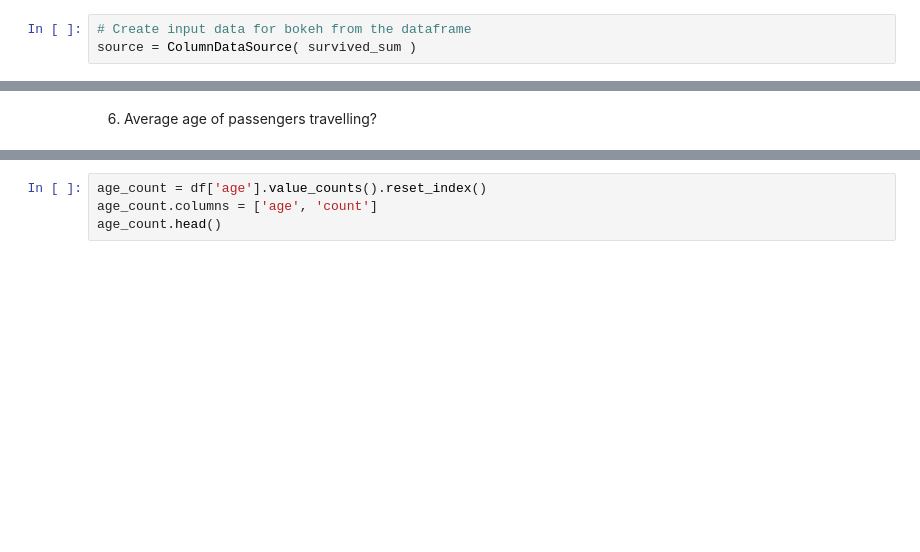
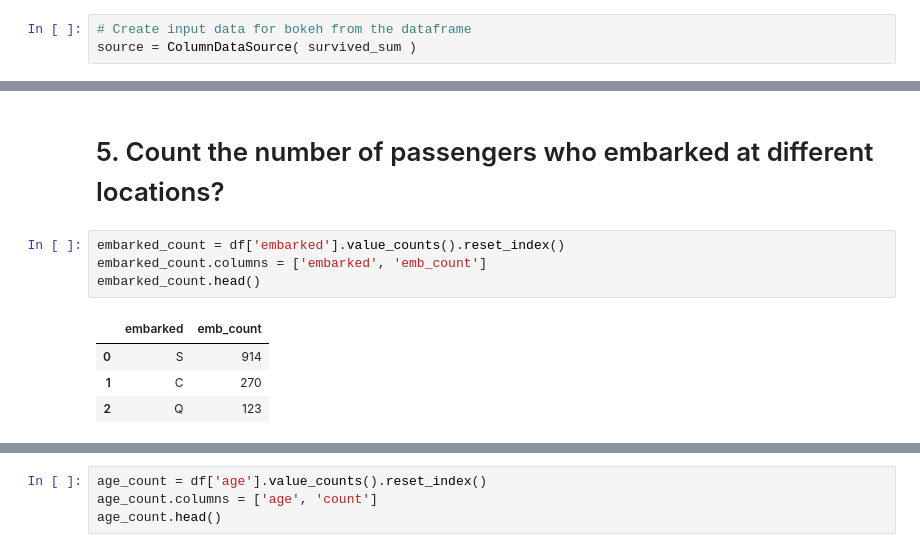
Before and after one commit to reddykumarmodam/datavisualization, a Jupyter notebook: Assignment2_Akhil-Reddy.ipynb, the cells around one changed output, grey strips where cells are left out. Drawn from its saved outputs; the diff is of its cells as text; blank space fills up the shorter version.

```diff
--- a/Assignment2_Akhil-Reddy.ipynb
+++ b/Assignment2_Akhil-Reddy.ipynb
@@ -217,5 +270,14 @@ show(p)
 # %% [output]
 [interactive output not drawn]
 [interactive output not drawn]
-# %% [markdown]
-6. Average age of passengers travelling?
+# %% [markdown]
+# 5. Count the number of passengers who embarked at different locations?
+# %%
+embarked_count = df['embarked'].value_counts().reset_index()
+embarked_count.columns = ['embarked', 'emb_count']
+embarked_count.head()
+# %% [output]
+|  | embarked | emb_count |
+| 0 | S | 914 |
+| 1 | C | 270 |
+| 2 | Q | 123 |
```
Also changed, not shown: parts of 18 cells of this notebook.
